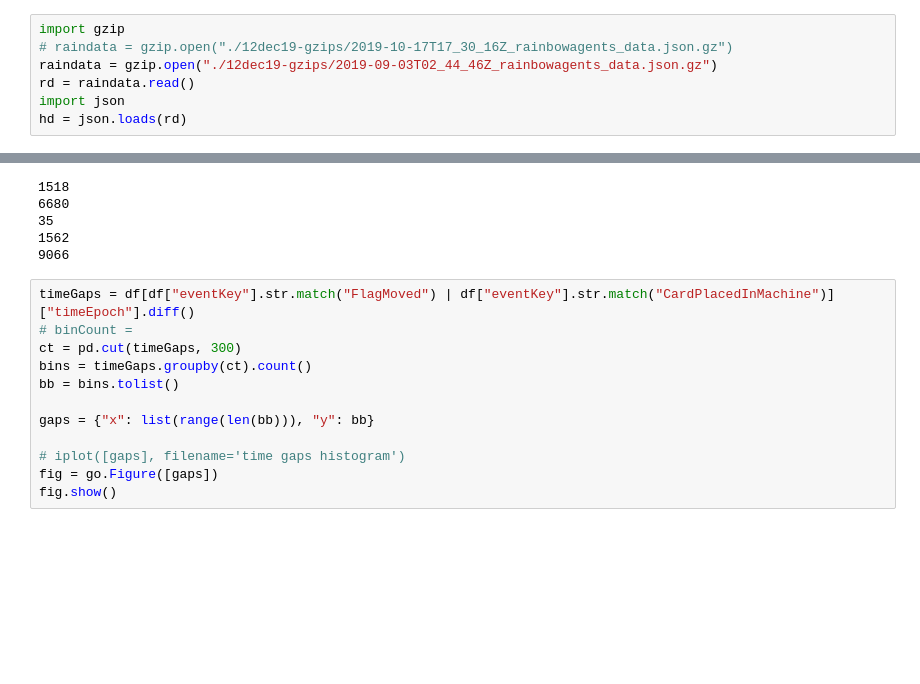
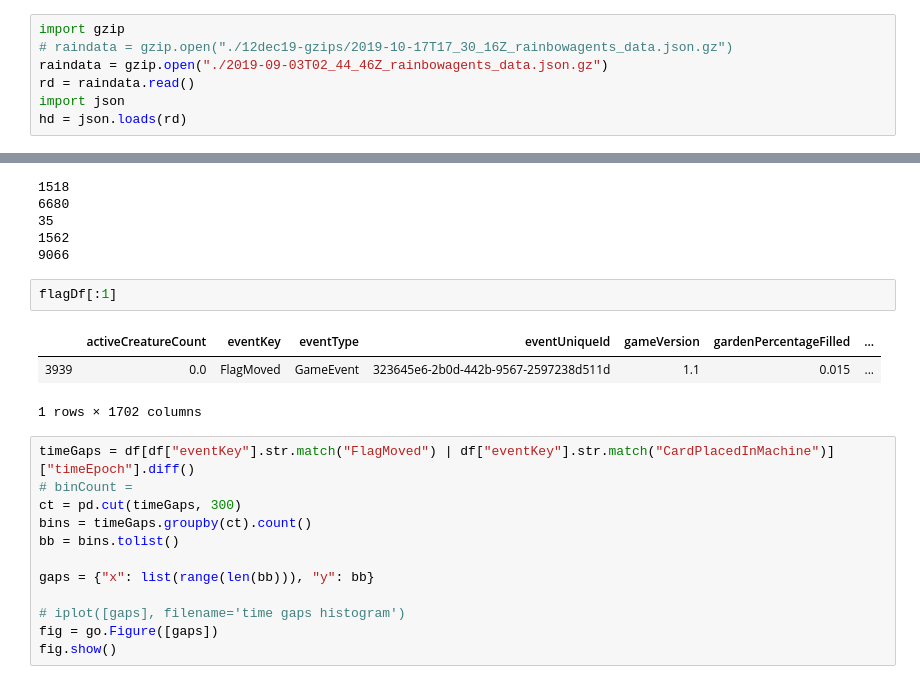
Before and after one commit to Visheshk/ra-data-analysis, a Jupyter notebook: new-data-reader.ipynb, the cells around one changed output, grey strips where cells are left out. Cells and saved outputs as stored; diff of their text form; blank space fills up the shorter version.

```diff
--- a/new-data-reader.ipynb
+++ b/new-data-reader.ipynb
@@ -1,7 +1,7 @@
 # %%
 import gzip
 # raindata = gzip.open("./12dec19-gzips/2019-10-17T17_30_16Z_rainbowagents_data.json.gz")
-raindata = gzip.open("./12dec19-gzips/2019-09-03T02_44_46Z_rainbowagents_data.json.gz")
+raindata = gzip.open("./2019-09-03T02_44_46Z_rainbowagents_data.json.gz")
 rd = raindata.read()
 import json
 hd = json.loads(rd)
@@ -142,6 +195,12 @@ print(len(flagDf))
 35
 1562
 9066
+# %%
+flagDf[:1]
+# %% [output]
+|  | activeCreatureCount | eventKey | eventType | eventUniqueId | gameVersion | gardenPercentageFilled | ... |
+| 3939 | 0.0 | FlagMoved | GameEvent | 323645e6-2b0d-442b-9567-2597238d511d | 1.1 | 0.015 | ... |
+1 rows × 1702 columns
 # %%
 timeGaps = df[df["eventKey"].str.match("FlagMoved") | df["eventKey"].str.match("CardPlacedInMachine")]["timeEpoch"].diff()
 # binCount =
```
Also changed, not shown: parts of 13 cells of this notebook, 1 other file.
